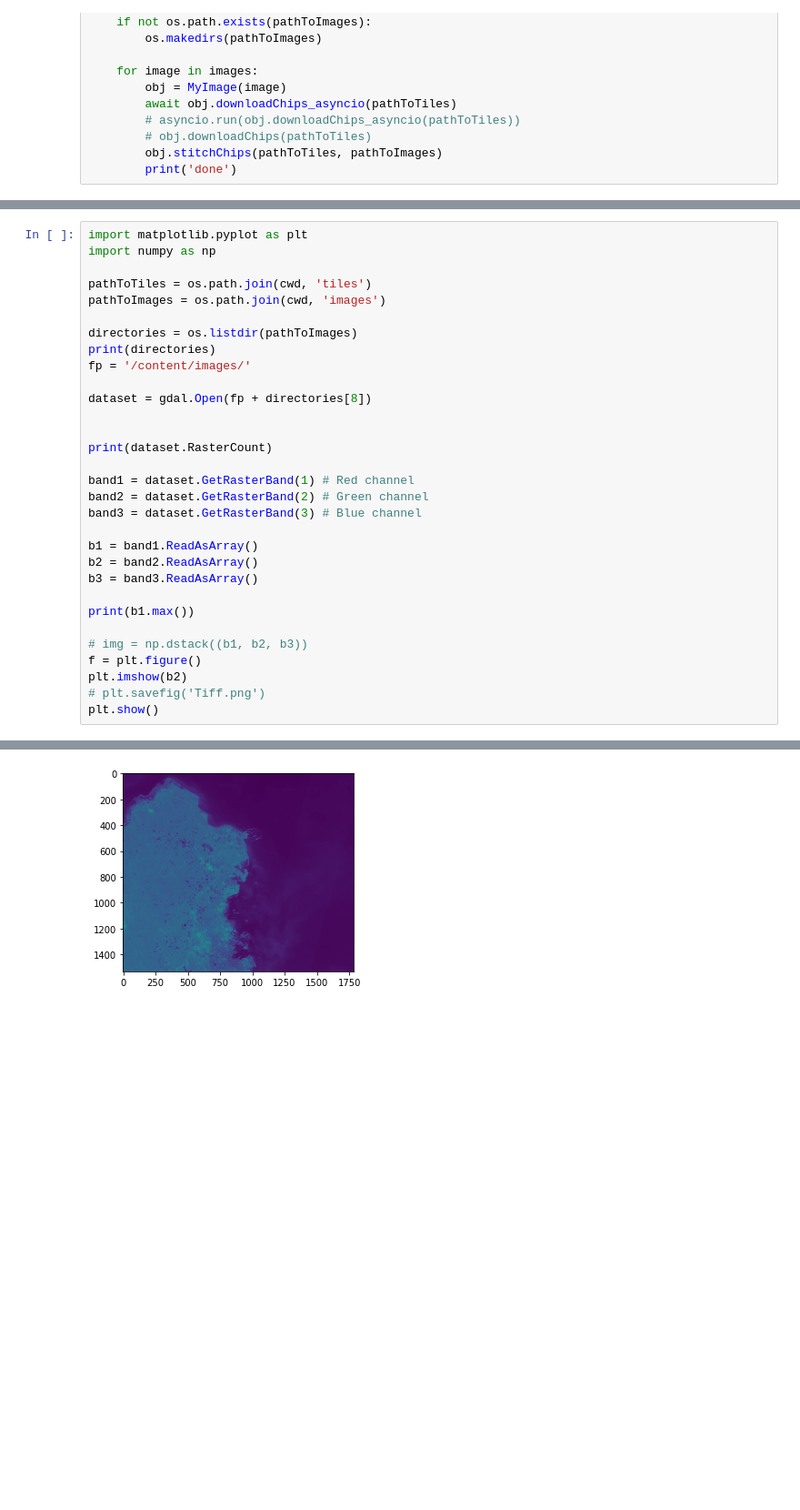
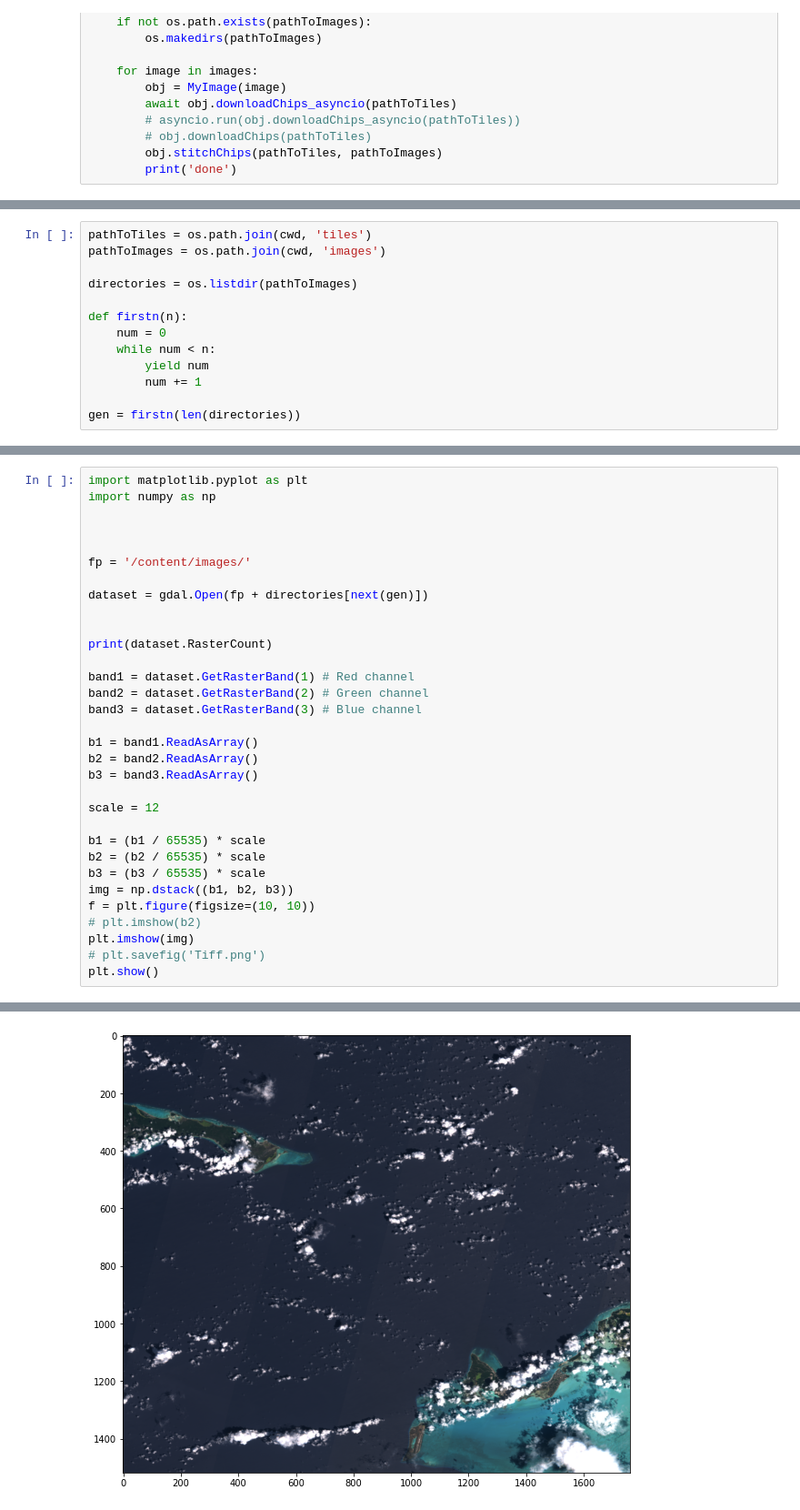
Before and after one commit to abk171/satellite-imagery, a Jupyter notebook: download&detect.ipynb, the cells around one changed output, grey strips where cells are left out. Shown at 91% size. Cells and saved outputs as stored; diff of their text form; blank space fills up the shorter version.

```diff
--- a/download&detect.ipynb
+++ b/download&detect.ipynb
@@ -295,0 +276,13 @@ rm: cannot remove 'tiles/*': No such file or directory
+# %%
+pathToTiles = os.path.join(cwd, 'tiles')
+pathToImages = os.path.join(cwd, 'images')
+
+directories = os.listdir(pathToImages)
+
+def firstn(n):
+    num = 0
+    while num < n:
+        yield num
+        num += 1
+
+gen = firstn(len(directories))
@@ -297,14 +293,11 @@ rm: cannot remove 'tiles/*': No such file or directory
 import matplotlib.pyplot as plt
 import numpy as np
 
-pathToTiles = os.path.join(cwd, 'tiles')
-pathToImages = os.path.join(cwd, 'images')
 
-directories = os.listdir(pathToImages)
-print(directories)
+
 fp = '/content/images/'
 
-dataset = gdal.Open(fp + directories[8])
+dataset = gdal.Open(fp + directories[next(gen)])
 
 
 print(dataset.RasterCount)
@@ -317,11 +310,15 @@ b1 = band1.ReadAsArray()
 b2 = band2.ReadAsArray()
 b3 = band3.ReadAsArray()
 
-print(b1.max())
+scale = 12
 
-# img = np.dstack((b1, b2, b3))
-f = plt.figure()
-plt.imshow(b2)
+b1 = (b1 / 65535) * scale
+b2 = (b2 / 65535) * scale
+b3 = (b3 / 65535) * scale
+img = np.dstack((b1, b2, b3))
+f = plt.figure(figsize=(10, 10))
+# plt.imshow(b2)
+plt.imshow(img)
 # plt.savefig('Tiff.png')
 plt.show()
 # %% [output]
@@ -331 +327 @@ plt.show()
-[figure, old version]
+[figure, new version]
```
Also changed, not shown: parts of 9 cells of this notebook.
